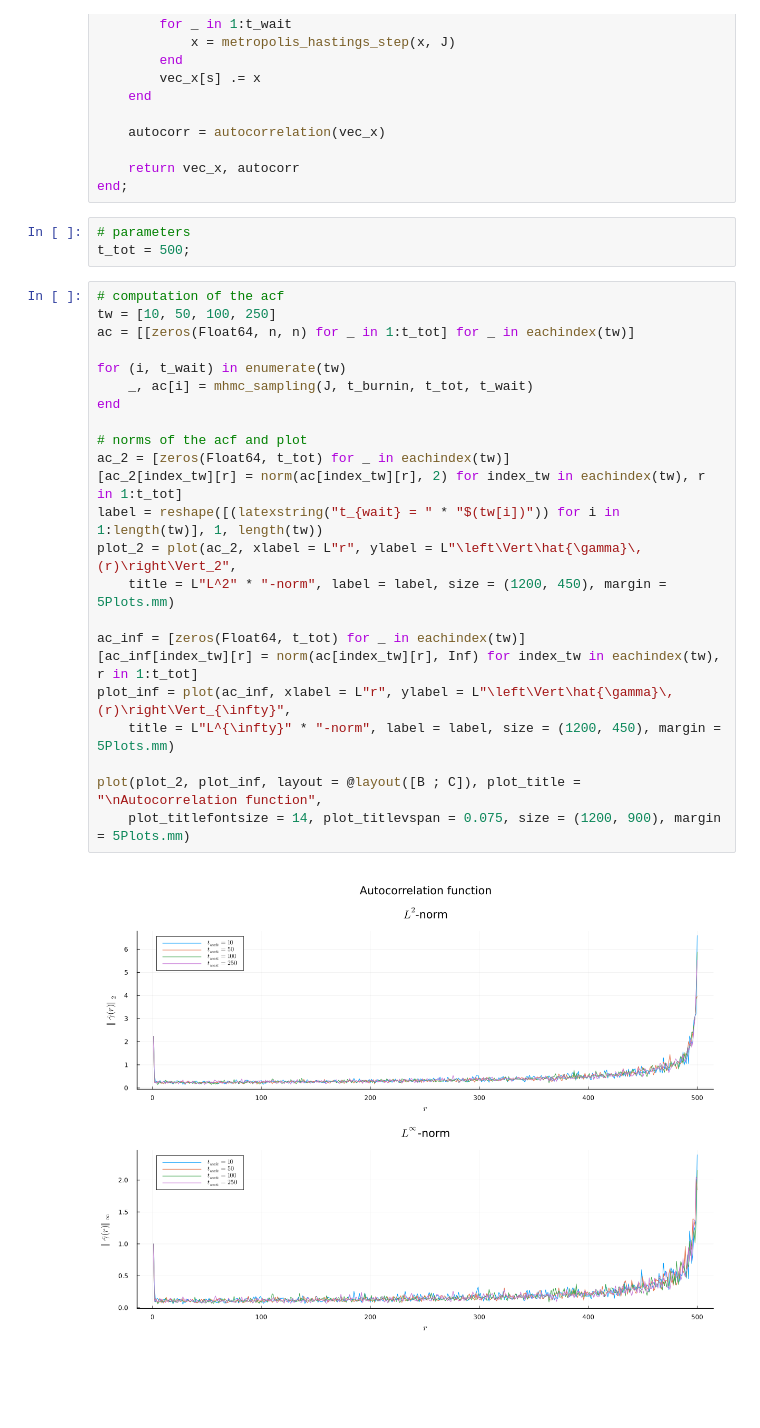
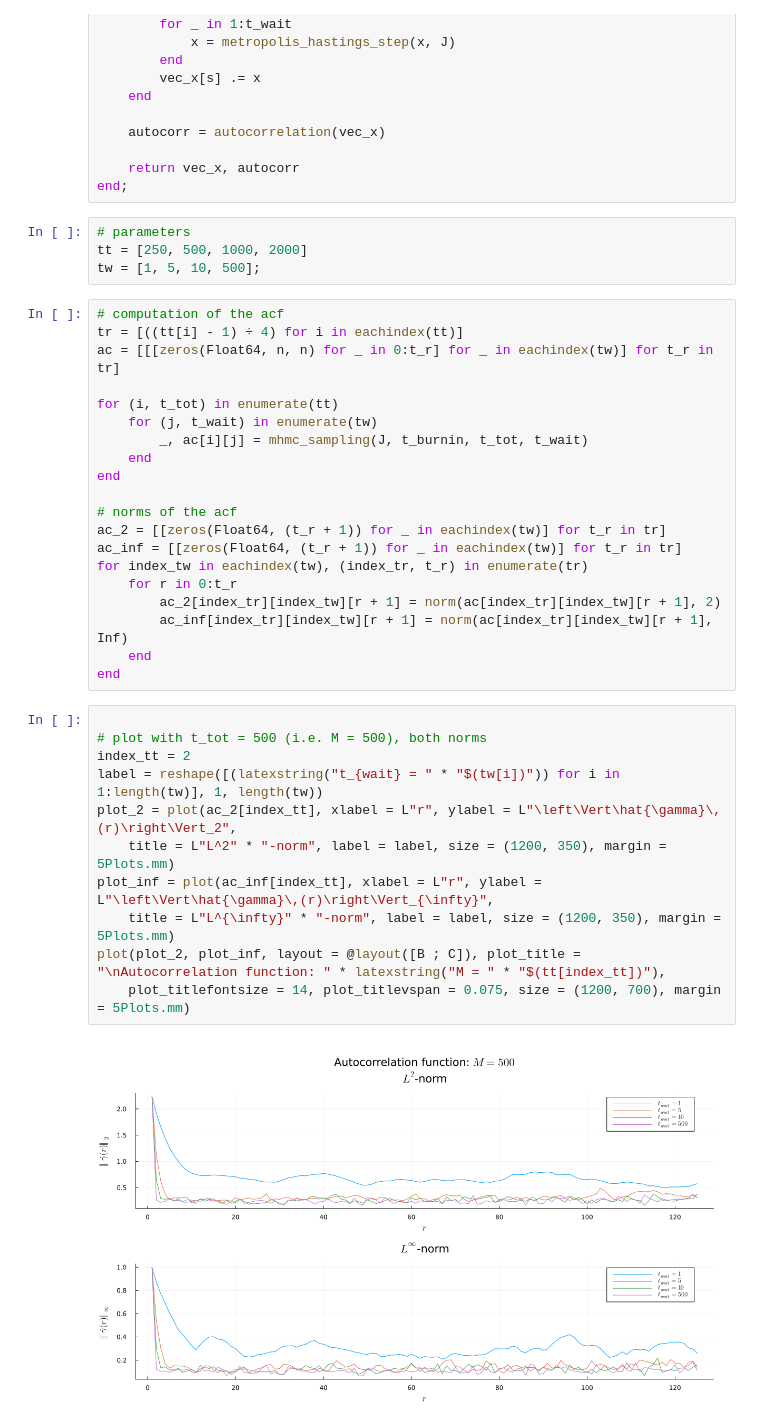
Before and after one commit to caporali/models_and_algorithms_project, a Jupyter notebook: project/main.ipynb, the cells around one changed output. Drawn from its saved outputs; the diff is of its cells as text; blank space fills up the shorter version.

```diff
--- a/project/main.ipynb
+++ b/project/main.ipynb
@@ -768,31 +770,40 @@ function mhmc_sampling(J::PottsParam, t_burnin::Int64, t_tot::Int64, t_wait::Int
 
 	return vec_x, autocorr
 end;
-# %%
-# parameters
-t_tot = 500;
+# %%
+# parameters
+tt = [250, 500, 1000, 2000]
+tw = [1, 5, 10, 500];
+# %%
+# computation of the acf
+tr = [((tt[i] - 1) ÷ 4) for i in eachindex(tt)]
+ac = [[[zeros(Float64, n, n) for _ in 0:t_r] for _ in eachindex(tw)] for t_r in tr]
+
+for (i, t_tot) in enumerate(tt)
+	for (j, t_wait) in enumerate(tw)
+		_, ac[i][j] = mhmc_sampling(J, t_burnin, t_tot, t_wait)
+	end
+end
+
+# norms of the acf
+ac_2 = [[zeros(Float64, (t_r + 1)) for _ in eachindex(tw)] for t_r in tr]
+ac_inf = [[zeros(Float64, (t_r + 1)) for _ in eachindex(tw)] for t_r in tr]
+for index_tw in eachindex(tw), (index_tr, t_r) in enumerate(tr)
+	for r in 0:t_r
+		ac_2[index_tr][index_tw][r + 1] = norm(ac[index_tr][index_tw][r + 1], 2)
+		ac_inf[index_tr][index_tw][r + 1] = norm(ac[index_tr][index_tw][r + 1], Inf)
+	end
+end
 # %%
-# computation of the acf
-tw = [10, 50, 100, 250]
-ac = [[zeros(Float64, n, n) for _ in 1:t_tot] for _ in eachindex(tw)]
 
-for (i, t_wait) in enumerate(tw)
-	_, ac[i] = mhmc_sampling(J, t_burnin, t_tot, t_wait)
-end
-
-# norms of the acf and plot
-ac_2 = [zeros(Float64, t_tot) for _ in eachindex(tw)]
-[ac_2[index_tw][r] = norm(ac[index_tw][r], 2) for index_tw in eachindex(tw), r in 1:t_tot]
+# plot with t_tot = 500 (i.e. M = 500), both norms
+index_tt = 2
 label = reshape([(latexstring("t_{wait} = " * "$(tw[i])")) for i in 1:length(tw)], 1, length(tw))
-plot_2 = plot(ac_2, xlabel = L"r", ylabel = L"\left\Vert\hat{\gamma}\,(r)\right\Vert_2",
-	title = L"L^2" * "-norm", label = label, size = (1200, 450), margin = 5Plots.mm)
-
-ac_inf = [zeros(Float64, t_tot) for _ in eachindex(tw)]
-[ac_inf[index_tw][r] = norm(ac[index_tw][r], Inf) for index_tw in eachindex(tw), r in 1:t_tot]
-plot_inf = plot(ac_inf, xlabel = L"r", ylabel = L"\left\Vert\hat{\gamma}\,(r)\right\Vert_{\infty}",
-	title = L"L^{\infty}" * "-norm", label = label, size = (1200, 450), margin = 5Plots.mm)
-
-plot(plot_2, plot_inf, layout = @layout([B ; C]), plot_title = "\nAutocorrelation function",
-	plot_titlefontsize = 14, plot_titlevspan = 0.075, size = (1200, 900), margin = 5Plots.mm)
+plot_2 = plot(ac_2[index_tt], xlabel = L"r", ylabel = L"\left\Vert\hat{\gamma}\,(r)\right\Vert_2",
+	title = L"L^2" * "-norm", label = label, size = (1200, 350), margin = 5Plots.mm)
+plot_inf = plot(ac_inf[index_tt], xlabel = L"r", ylabel = L"\left\Vert\hat{\gamma}\,(r)\right\Vert_{\infty}",
+	title = L"L^{\infty}" * "-norm", label = label, size = (1200, 350), margin = 5Plots.mm)
+plot(plot_2, plot_inf, layout = @layout([B ; C]), plot_title = "\nAutocorrelation function: " * latexstring("M = " * "$(tt[index_tt])"),
+	plot_titlefontsize = 14, plot_titlevspan = 0.075, size = (1200, 700), margin = 5Plots.mm)
 # %% [output]
-[figure, old version]
+[figure, new version]
```
Also changed, not shown: parts of 7 cells of this notebook.
